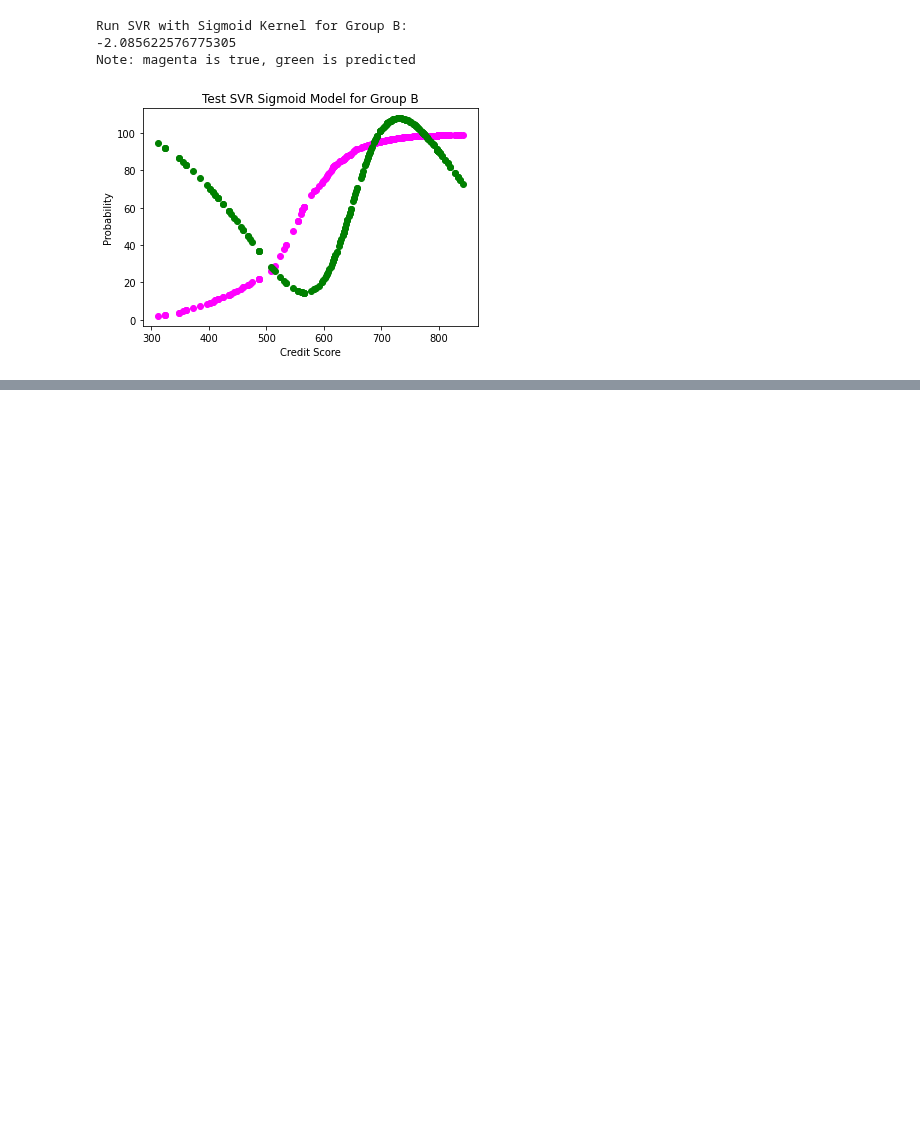
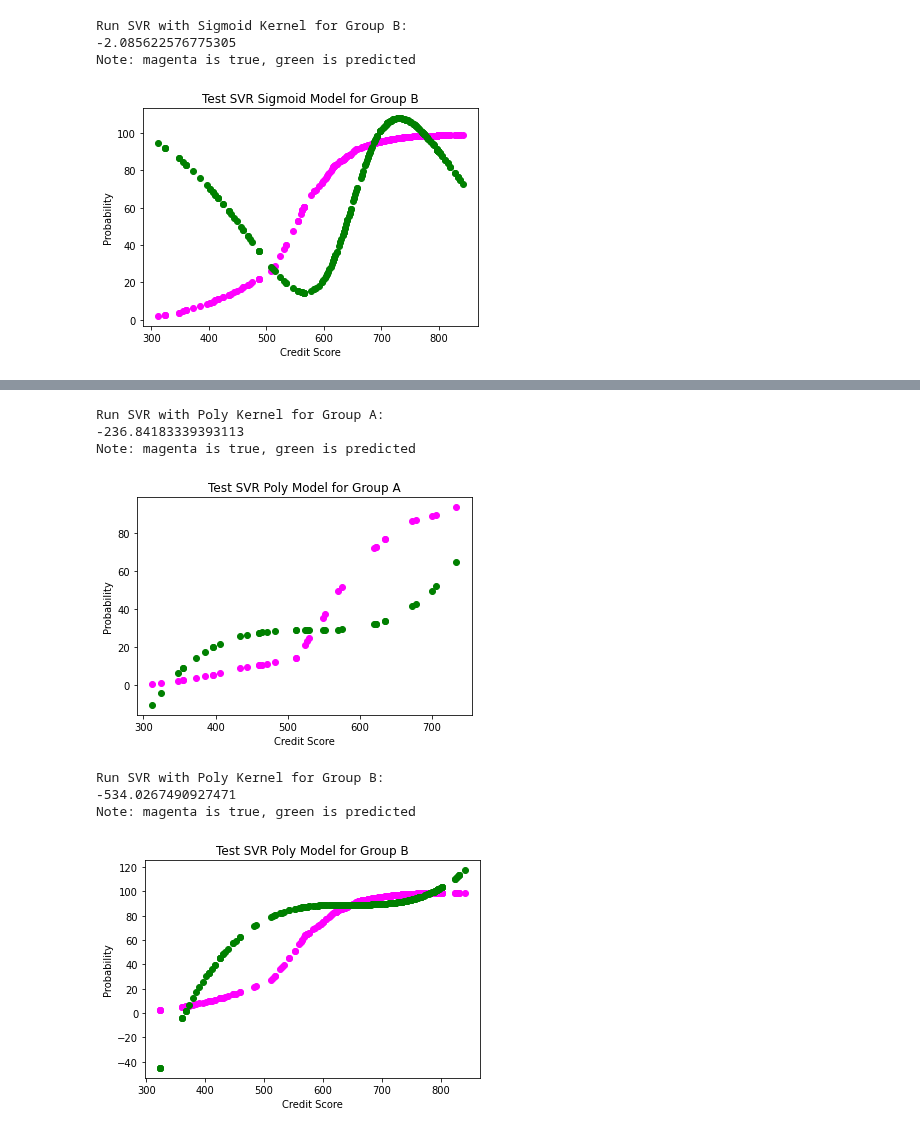
Before and after one commit to lydiatliu/delayedimpact, a Jupyter notebook: notebooks/simData_regressions.ipynb, the cells around one changed output, grey strips where cells are left out. Cells and saved outputs as stored; diff of their text form; code cells hidden in the pictures; blank space fills up the shorter version.

```diff
--- a/notebooks/simData_regressions.ipynb
+++ b/notebooks/simData_regressions.ipynb
@@ -199,0 +350,17 @@ Note: magenta is true, green is predicted
+# %%
+print("Run SVR with Poly Kernel for Group A:")
+svr_poly_A = run_svr(X_train_A, y_train_A, X_test_A, y_test_A, kernel='poly', C=1.0, epsilon=0.3)
+visualize_svr(svr_poly_A, X_test_A, y_test_A, 'Test SVR Poly Model for Group A')
+
+print("Run SVR with Poly Kernel for Group B:")
+svr_poly_B = run_svr(X_train_B, y_train_B, X_test_B, y_test_B, kernel='poly', C=1.0, epsilon=0.3)
+visualize_svr(svr_poly_B, X_test_B, y_test_B, 'Test SVR Poly Model for Group B')
+# %% [output]
+Run SVR with Poly Kernel for Group A:
+-236.84183339393113
+Note: magenta is true, green is predicted
+[figure, added]
+Run SVR with Poly Kernel for Group B:
+-534.0267490927471
+Note: magenta is true, green is predicted
+[figure, added]
```
Also changed, not shown: parts of 64 cells of this notebook, 1 other file.
